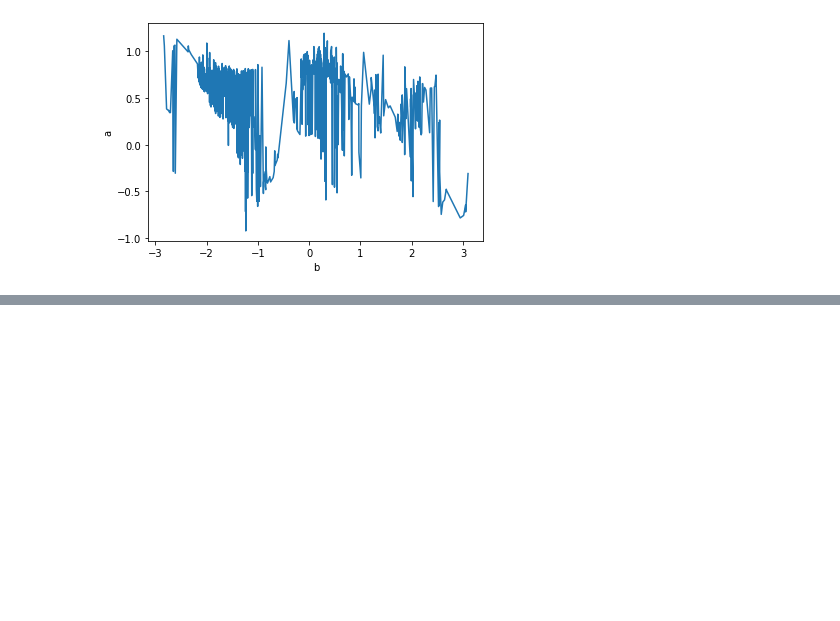
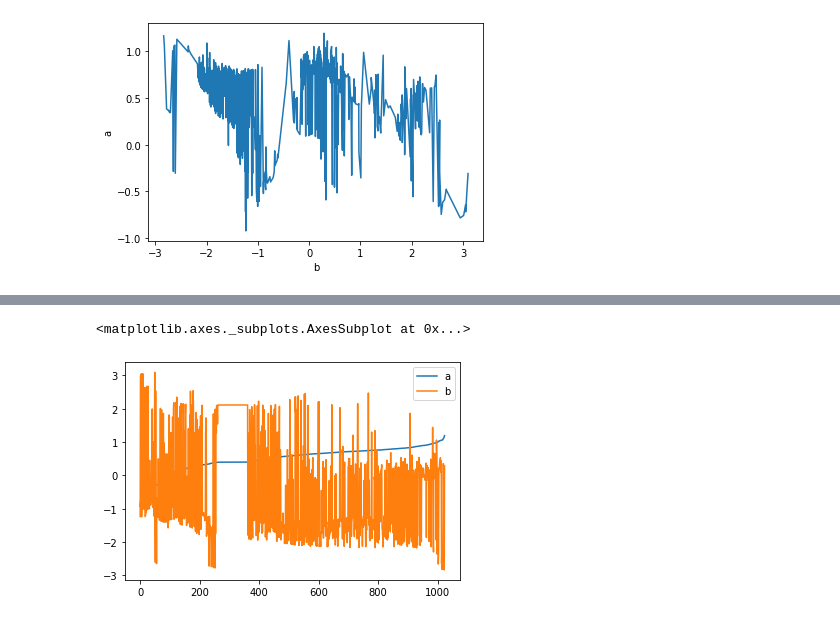
Before and after one commit to Tclack88/Lambda, a Jupyter notebook: CS/pre-endorsement-sprint/puzzle.ipynb, the cells around one changed output, grey strips where cells are left out. Saved outputs shown, nothing was run; the diff lists cells and outputs as text; code cells hidden in the pictures; blank space fills up the shorter version.

```diff
--- a/CS/pre-endorsement-sprint/puzzle.ipynb
+++ b/CS/pre-endorsement-sprint/puzzle.ipynb
@@ -53,0 +59,8 @@ sb.pairplot(df1)
+# %%
+df4 = df.sort_values('a')
+df4 = df4.reset_index()
+df4 = df4[['a','b']]
+df4.plot()
+# %% [output]
+<matplotlib.axes._subplots.AxesSubplot at 0x...>
+[figure, added]
```
Also changed, not shown: parts of 20 cells of this notebook.
